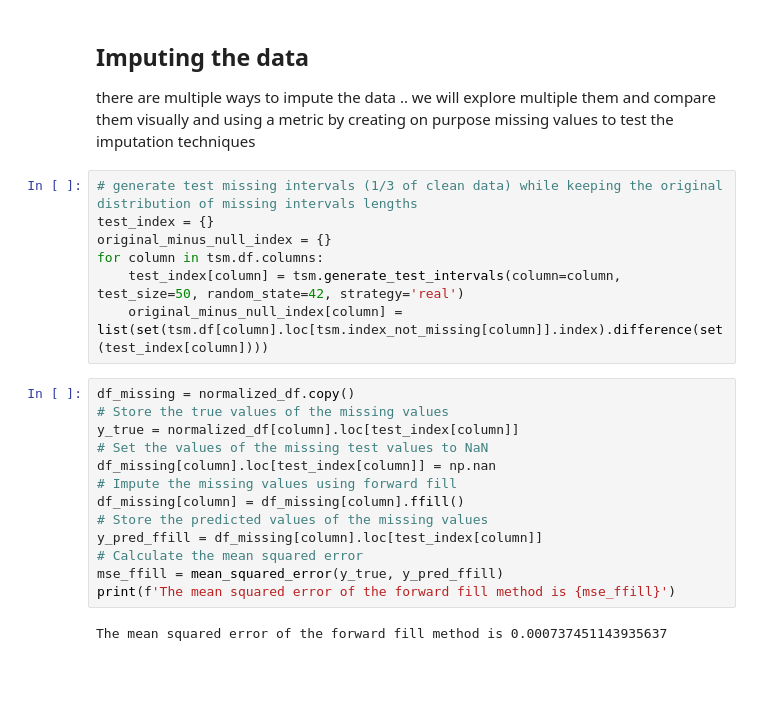
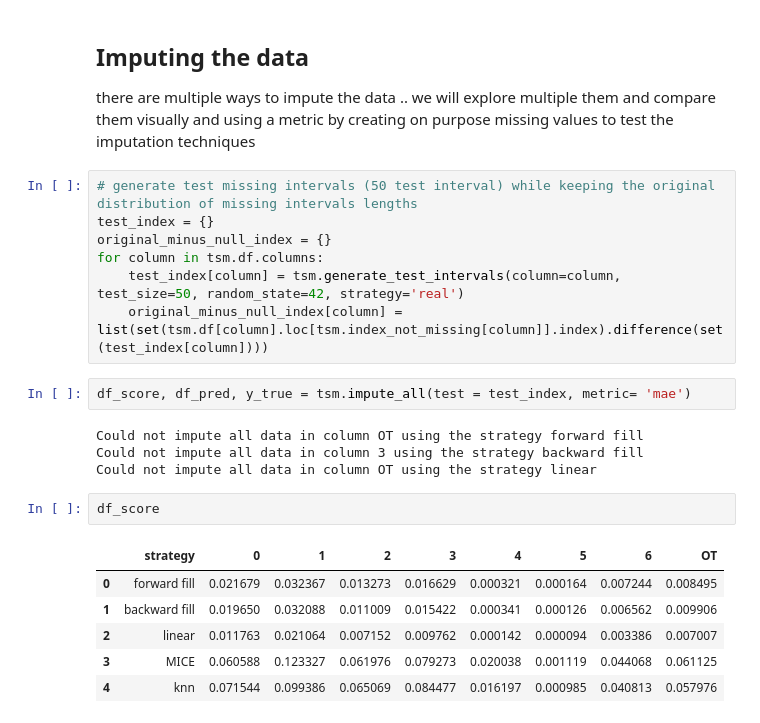
Before and after one commit to khaledbouabdallah/Time-series-DS-project, a Jupyter notebook: part B/missing_values.ipynb, the cells around one changed output. Drawn from its saved outputs; the diff is of its cells as text; blank space fills up the shorter version.

```diff
--- a/part B/missing_values.ipynb
+++ b/part B/missing_values.ipynb
@@ -212,25 +179,25 @@ if __name__ == '__main__':
 there are multiple ways to impute the data .. we will explore multiple them and compare them visually and using a metric by creating on purpose missing values to test
 the imputation techniques
 # %%
-# generate test missing intervals (1/3 of clean data) while keeping the original distribution of missing intervals lengths
+# generate test missing intervals (50 test interval) while keeping the original distribution of missing intervals lengths
 test_index = {}
 original_minus_null_index = {}
 for column in tsm.df.columns:
     test_index[column] = tsm.generate_test_intervals(column=column, test_size=50, random_state=42, strategy='real')
     original_minus_null_index[column] = list(set(tsm.df[column].loc[tsm.index_not_missing[column]].index).difference(set(test_index[column])))
-# %%
-df_missing = normalized_df.copy()
-# Store the true values of the missing values
-y_true = normalized_df[column].loc[test_index[column]]
-# Set the values of the missing test values to NaN
-df_missing[column].loc[test_index[column]] = np.nan
-# Impute the missing values using forward fill
-df_missing[column] = df_missing[column].ffill()
-# Store the predicted values of the missing values
-y_pred_ffill = df_missing[column].loc[test_index[column]]
-# Calculate the mean squared error
-mse_ffill = mean_squared_error(y_true, y_pred_ffill)
-print(f'The mean squared error of the forward fill method is {mse_ffill}')
-# %% [output]
-The mean squared error of the forward fill method is 0.000737451143935637
+# %%
+df_score, df_pred, y_true = tsm.impute_all(test = test_index, metric= 'mae')
+# %% [output]
+Could not impute all data in column OT using the strategy forward fill
+Could not impute all data in column 3 using the strategy backward fill
+Could not impute all data in column OT using the strategy linear
+# %%
+df_score
+# %% [output]
+|  | strategy | 0 | 1 | 2 | 3 | 4 | 5 | 6 | OT |
+| 0 | forward fill | 0.021679 | 0.032367 | 0.013273 | 0.016629 | 0.000321 | 0.000164 | 0.007244 | 0.008495 |
+| 1 | backward fill | 0.019650 | 0.032088 | 0.011009 | 0.015422 | 0.000341 | 0.000126 | 0.006562 | 0.009906 |
+| 2 | linear | 0.011763 | 0.021064 | 0.007152 | 0.009762 | 0.000142 | 0.000094 | 0.003386 | 0.007007 |
+| 3 | MICE | 0.060588 | 0.123327 | 0.061976 | 0.079273 | 0.020038 | 0.001119 | 0.044068 | 0.061125 |
+| 4 | knn | 0.071544 | 0.099386 | 0.065069 | 0.084477 | 0.016197 | 0.000985 | 0.040813 | 0.057976 |
 # %%
```
Also changed, not shown: parts of 12 cells of this notebook, 2 other files.
